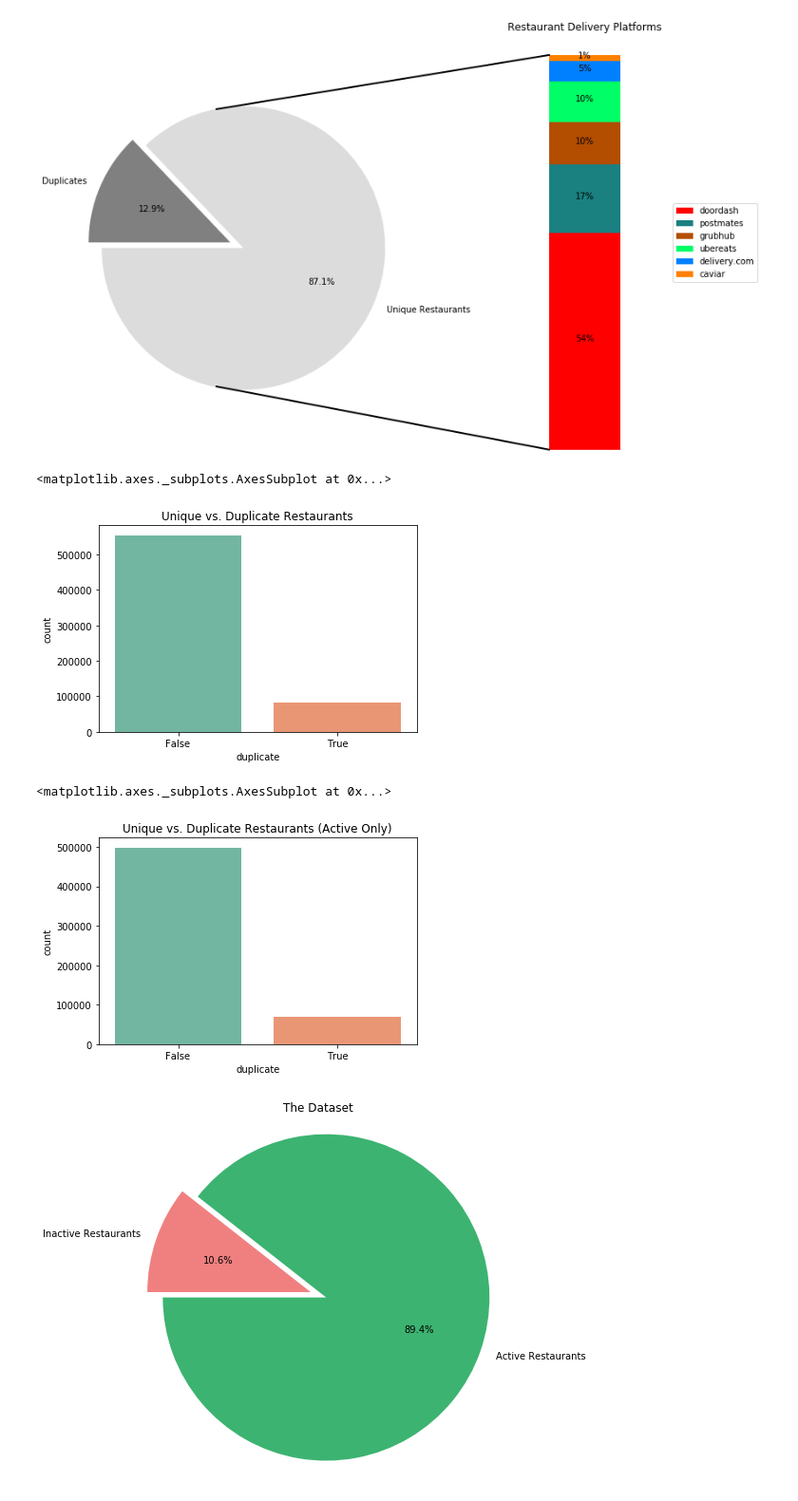
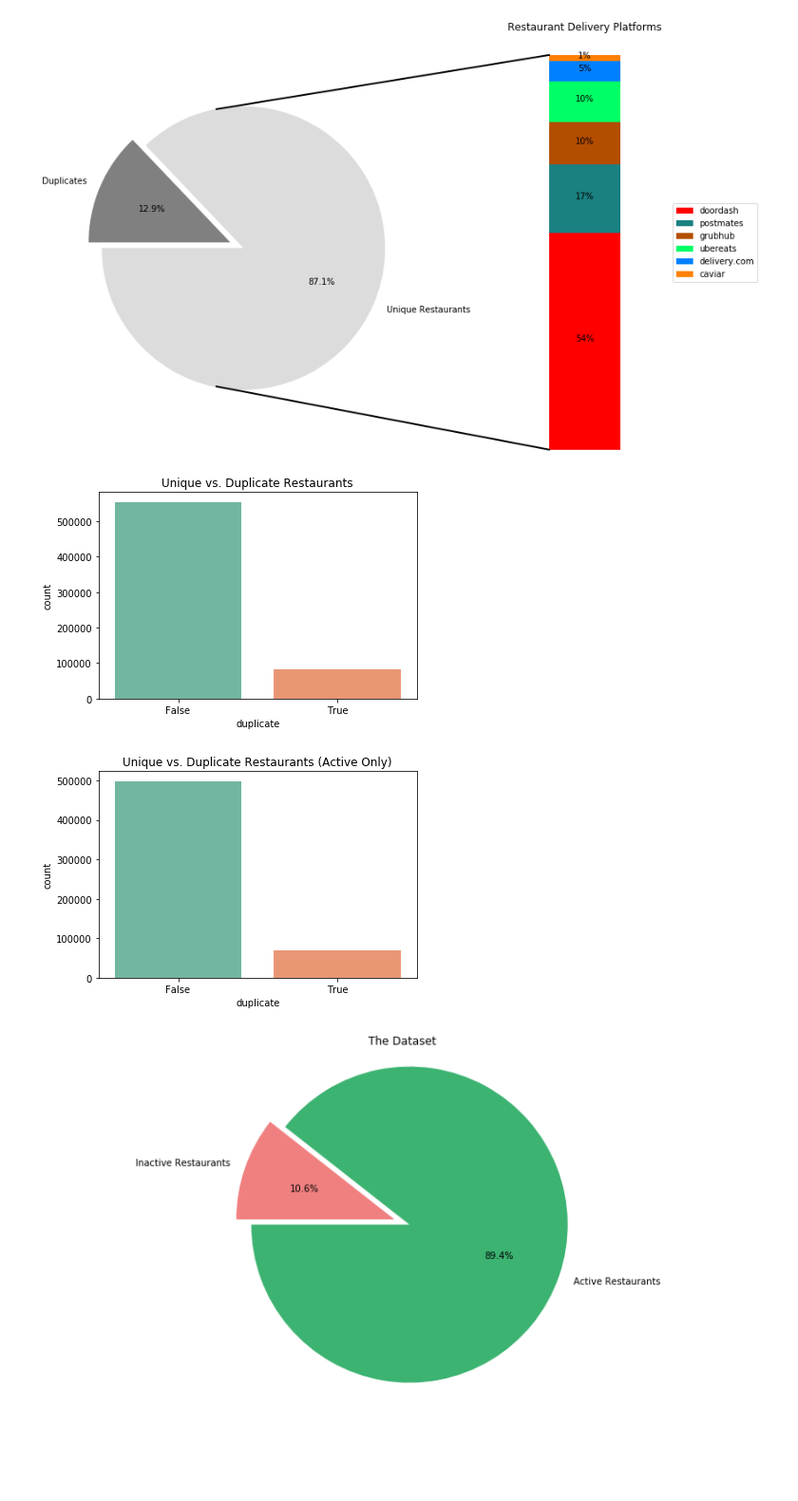
Before and after one commit to Junxchung/Estimating-the-Size-of-the-Online-Food-Ordering-Market, a Jupyter notebook: Cloud Kitchens Otter | Take Home Assessment - Jun Chung.ipynb, the cells around one changed output. Shown at 95% size. Drawn from its saved outputs; the diff is of its cells as text; code cells hidden in the pictures; blank space fills up the shorter version.

```diff
--- a/Otter Case Study Challenge.ipynb
+++ b/Cloud Kitchens Otter | Take Home Assessment - Jun Chung.ipynb
@@ -1607,36 +1664,42 @@ plt.show()
 fig3 = sns.countplot(x = 'duplicate', data = data, palette = 'Set2')
 fig3.set_title('Unique vs. Duplicate Restaurants')
 fig3
+
+plt.show()
+fig3 = fig3.get_figure()
+# fig3.savefig('fig3.png')
 # %% [output]
-<matplotlib.axes._subplots.AxesSubplot at 0x...>
 [figure]
 # %%
 # count plot of unique restaurants vs number of duplicate restaurants in the dataset for active restaurants only
 fig4 = sns.countplot(x = 'duplicate', data = active_data, palette = 'Set2')
 fig4.set_title('Unique vs. Duplicate Restaurants (Active Only)')
 fig4
+
+plt.show()
+fig4 = fig4.get_figure()
+# fig4.savefig('fig4.png')
 # %% [output]
-<matplotlib.axes._subplots.AxesSubplot at 0x...>
 [figure]
 # %%
 ### pie graph of frequencies of active vs inactive
-
-fig5, ax1 = plt.subplots(figsize=(7,7))
+fig5, ax1 = plt.subplots(figsize=(14,7))
 
 fig5_labels = 'Active Restaurants', 'Inactive Restaurants'
 ax1.pie([(data[data['active'] == 'TRUE'].shape[0]), (data[data['active'] == 'FALSE'].shape[0])],
         explode = (0, 0.1),
         labels = fig5_labels,
         autopct = '%1.1f%%',
         shadow = False,
         startangle = 180,
         colors = ['mediumseagreen', 'lightcoral'])
 ax1.axis('equal')
 ax1.set_title('The Dataset')
 
 plt.show()
+# fig5.savefig('fig5.png')
 # %% [output]
-[figure, old version]
+[figure, new version]
 # %%
 # count plot of active restaurants and the platforms they exist on
 fig6 = sns.countplot(x = 'platform', data = active_data, palette = 'Set1')
```
Also changed, not shown: parts of 55 cells of this notebook, 1 other file.
